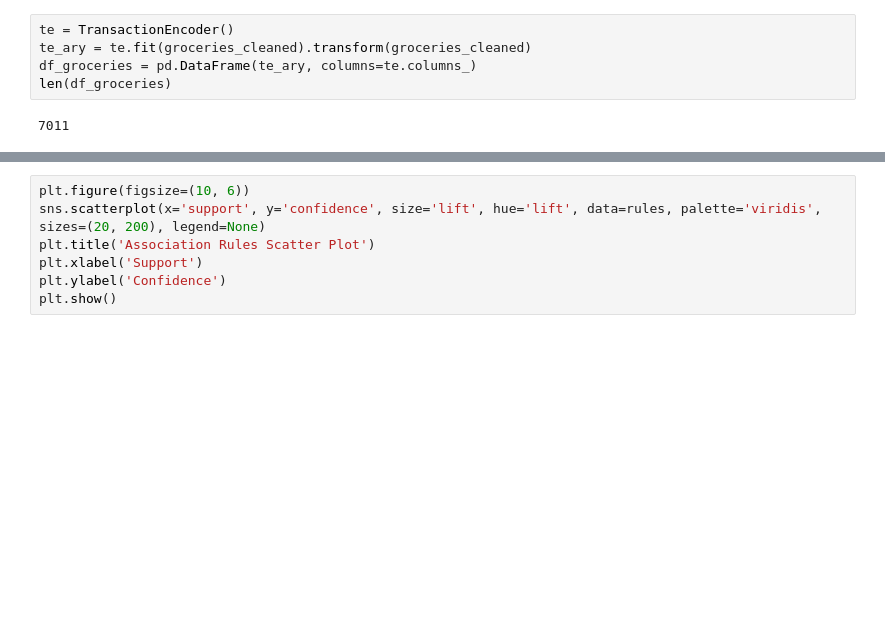
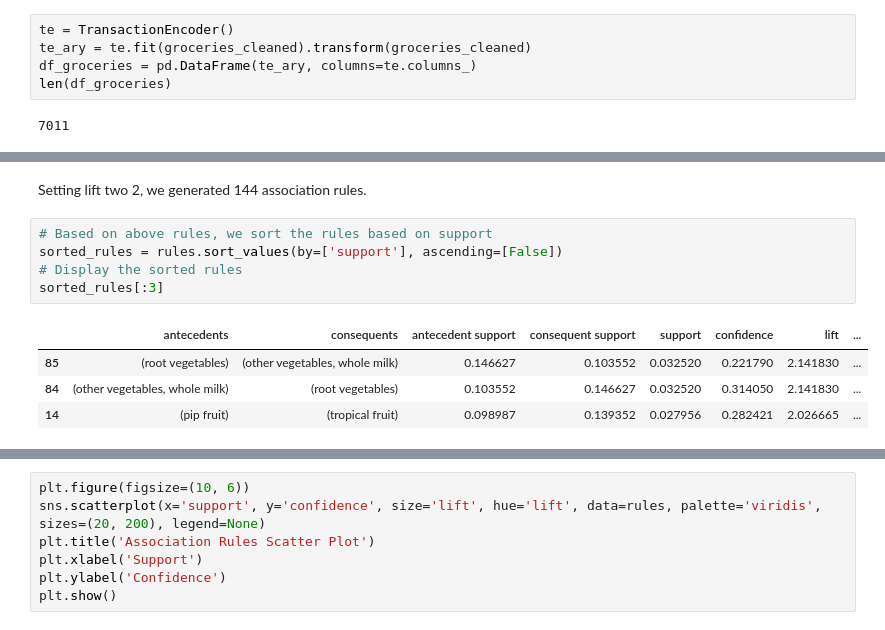
Before and after one commit to navya97singhal/Introduction-to-Machine-Learning_STA380, a Jupyter notebook: Q8 Association rule mining.ipynb, the cells around one changed output, grey strips where cells are left out. Saved outputs shown, nothing was run; the diff lists cells and outputs as text; blank space fills up the shorter version.

```diff
--- a/Q8 Association rule mining.ipynb
+++ b/Q8 Association rule mining.ipynb
@@ -86 +90,13 @@ rules
 144 rows × 10 columns
+# %% [markdown]
+Setting lift two 2, we generated 144 association rules.
+# %%
+# Based on above rules, we sort the rules based on support
+sorted_rules = rules.sort_values(by=['support'], ascending=[False])
+# Display the sorted rules
+sorted_rules[:3]
+# %% [output]
+|  | antecedents | consequents | antecedent support | consequent support | support | confidence | lift | ... |
+| 85 | (root vegetables) | (other vegetables, whole milk) | 0.146627 | 0.103552 | 0.032520 | 0.221790 | 2.141830 | ... |
+| 84 | (other vegetables, whole milk) | (root vegetables) | 0.103552 | 0.146627 | 0.032520 | 0.314050 | 2.141830 | ... |
+| 14 | (pip fruit) | (tropical fruit) | 0.098987 | 0.139352 | 0.027956 | 0.282421 | 2.026665 | ... |
```
Also changed, not shown: parts of 11 cells of this notebook.
